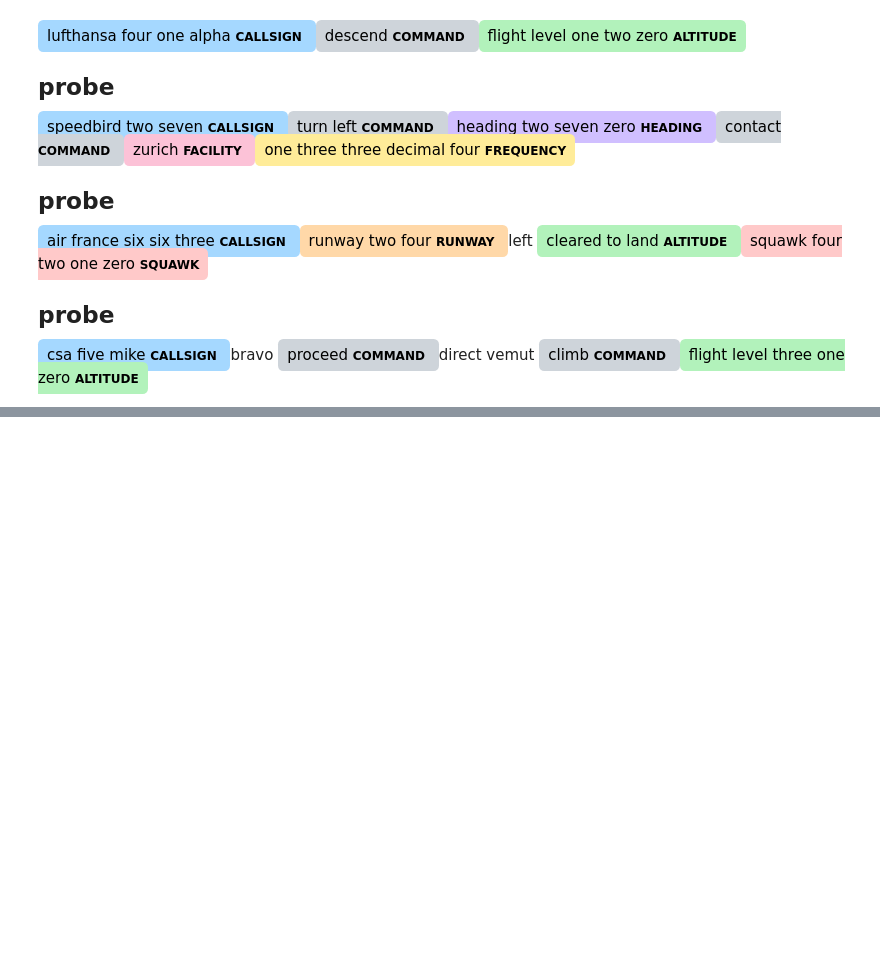
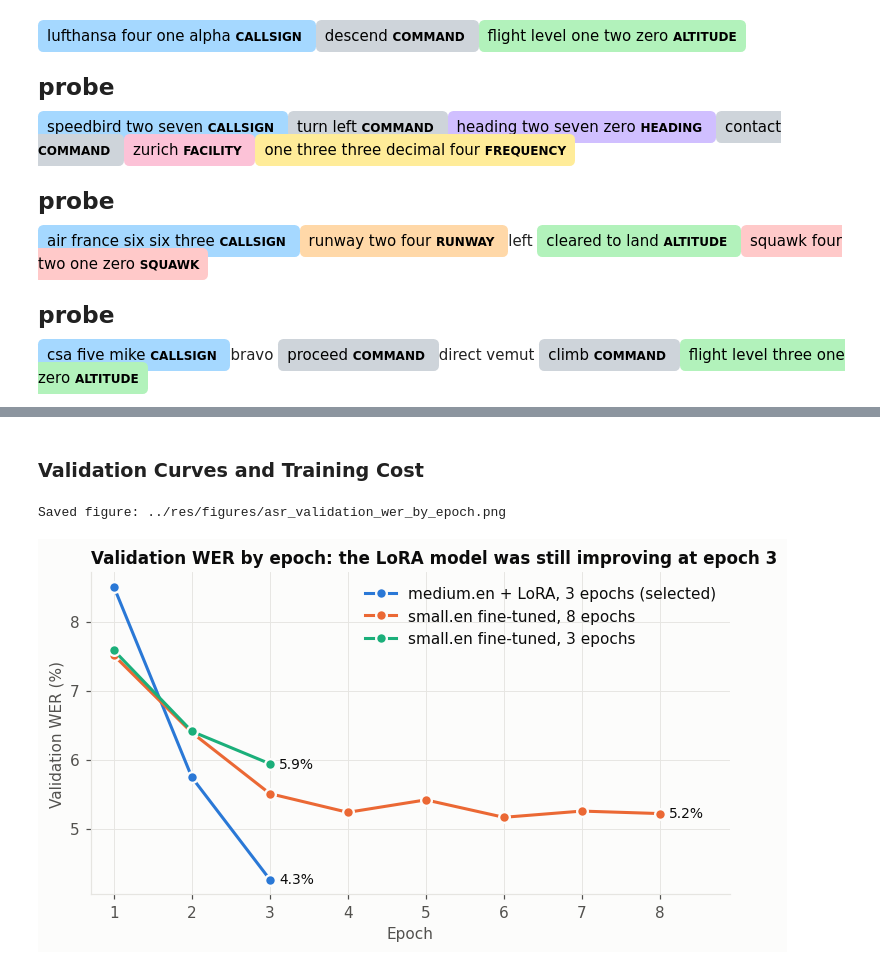
Before and after one commit to BrettFX/UMBC-DATA606-Capstone, a Jupyter notebook: notebooks/machine_learning.ipynb, the cells around one changed output, grey strips where cells are left out. Saved outputs shown, nothing was run; the diff lists cells and outputs as text; code cells hidden in the pictures; blank space fills up the shorter version.

```diff
--- a/notebooks/machine_learning.ipynb
+++ b/notebooks/machine_learning.ipynb
@@ -2318,0 +2454,33 @@ csa five mike CALLSIGN bravo proceed COMMAND direct vemut climb COMMAND flight l
+# %% [markdown]
+### Validation Curves and Training Cost
+# %%
+# Figure: validation WER per epoch for the three fine-tuning runs (read from each run's train_metrics.json).
+runs = {"medium.en + LoRA, 3 epochs (selected)": "whisper-medium-en-atc-finetuned-full-lora",
+        "small.en fine-tuned, 8 epochs": "whisper-small-en-atc-finetuned-full-8ep",
+        "small.en fine-tuned, 3 epochs": "whisper-small-en-atc-finetuned-full"}
+curves = {}
+for label, folder in runs.items():
+    path = Path("../models") / folder / "train_metrics.json"
+    if path.exists():
+        history = json.loads(path.read_text())["log_history"]
+        curves[label] = [(h["epoch"], 100 * h["eval_wer"]) for h in history if "eval_wer" in h]
+    else:
+        print(f"{path} not found (download with ./download-models.sh or re-run the training pipeline); skipping {label}")
+
+if curves:
+    fig, ax = plt.subplots(figsize=(7.5, 3.8))
+    for label, pts in curves.items():
+        xs, ys = zip(*pts)
+        ax.plot(xs, ys, color=MODEL_COLOR[label], linewidth=2, marker="o", markersize=7, markeredgecolor=SURFACE, markeredgewidth=1.5, label=label)
+        ax.text(xs[-1] + 0.12, ys[-1], f"{ys[-1]:.1f}%", color=INK, va="center", fontsize=9)
+    ax.set_xlabel("Epoch")
+    ax.set_ylabel("Validation WER (%)")
+    ax.set_xticks(range(1, 9))
+    ax.set_xlim(0.7, 8.9)
+    ax.set_title("Validation WER by epoch: the LoRA model was still improving at epoch 3")
+    ax.legend(loc="upper right")
+    save_figure(fig, "asr_validation_wer_by_epoch")
+    plt.show()
+# %% [output]
+Saved figure: ../res/figures/asr_validation_wer_by_epoch.png
+[figure, added]
```
Also changed, not shown: parts of 47 cells of this notebook, 10 other files.
